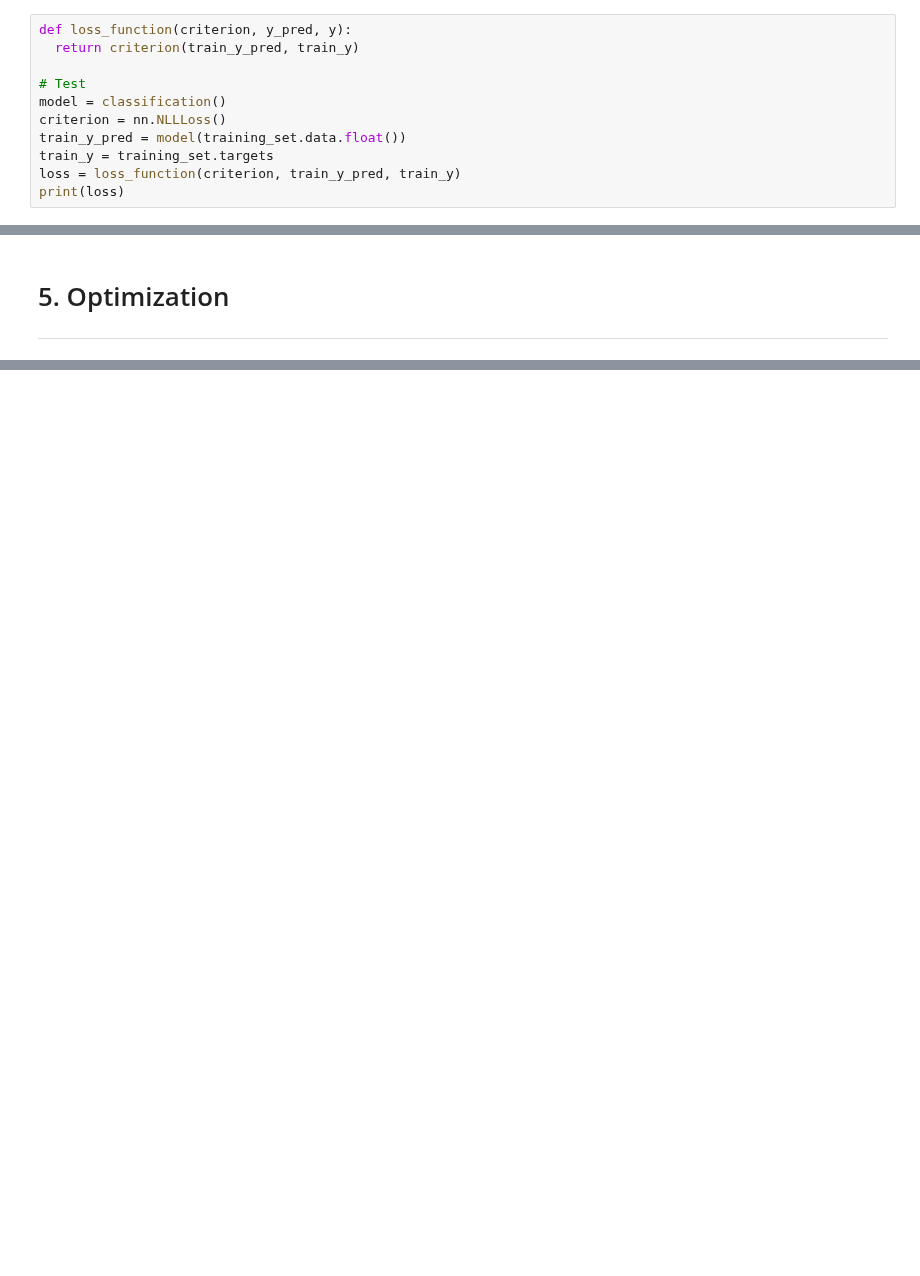
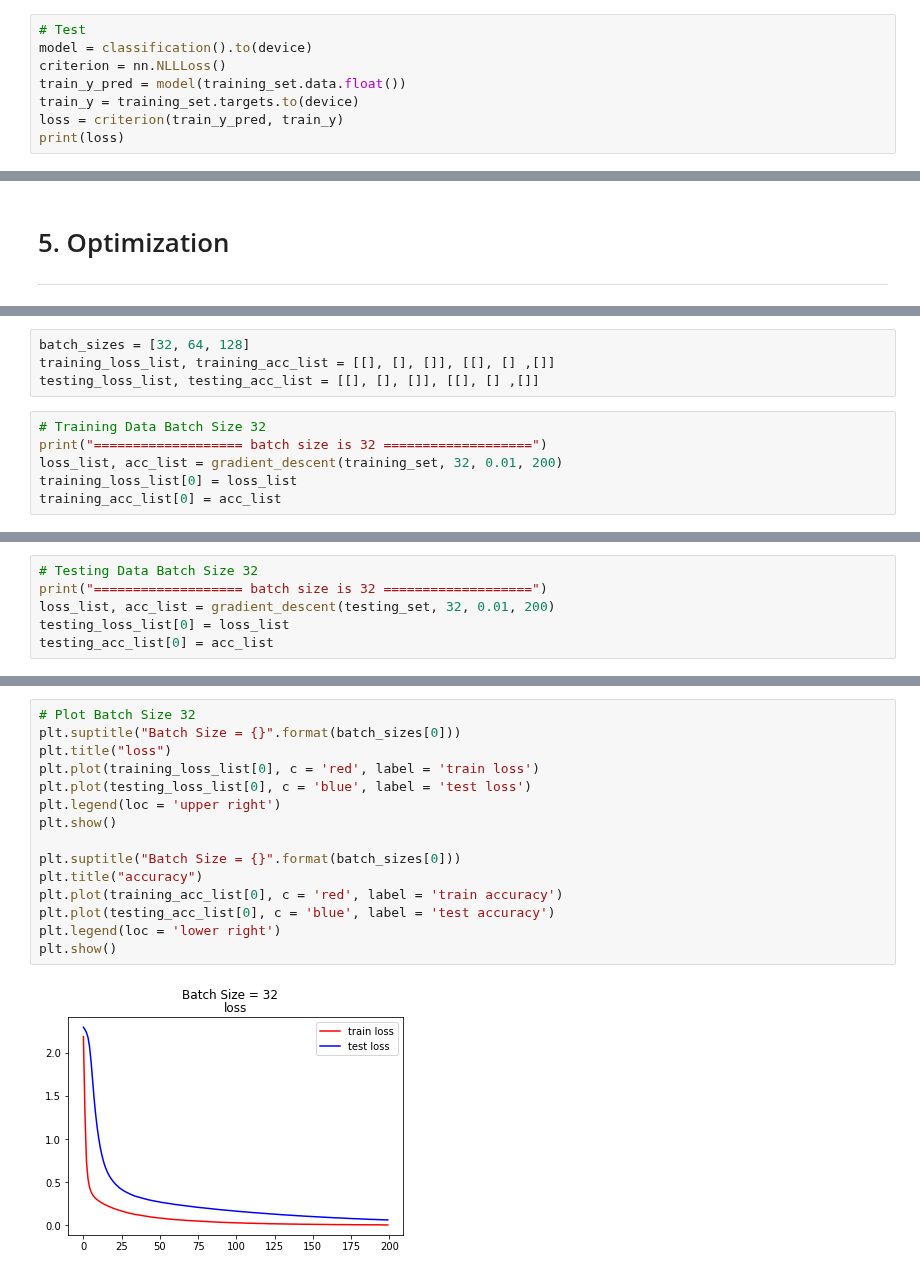
Before and after one commit to wkdthf21/Machine-Learning-Assignment, a Jupyter notebook: 09/Classification for Multiple Categories using Pytorch.ipynb, the cells around one changed output, grey strips where cells are left out. Cells and saved outputs as stored; diff of their text form; blank space fills up the shorter version.

Commit message:
assignment #09 : run training and testing data set with a batch size of 32

```diff
--- a/09/Classification for Multiple Categories using Pytorch.ipynb
+++ b/09/Classification for Multiple Categories using Pytorch.ipynb
@@ -89,14 +105,11 @@ class classification(nn.Module):
 # 4. Loss Function
 <hr>
 # %%
-def loss_function(criterion, y_pred, y):
-  return criterion(train_y_pred, train_y)
-
 # Test
-model = classification()
+model = classification().to(device)
 criterion = nn.NLLLoss()
 train_y_pred = model(training_set.data.float())
-train_y = training_set.targets
-loss = loss_function(criterion, train_y_pred, train_y)
+train_y = training_set.targets.to(device)
+loss = criterion(train_y_pred, train_y)
 print(loss)
 # %% [output]
@@ -186,0 +183,10 @@ epoch :  9  ================
+# %%
+batch_sizes = [32, 64, 128]
+training_loss_list, training_acc_list = [[], [], []], [[], [] ,[]]
+testing_loss_list, testing_acc_list = [[], [], []], [[], [] ,[]]
+# %%
+# Training Data Batch Size 32
+print("=================== batch size is 32 ===================")
+loss_list, acc_list = gradient_descent(training_set, 32, 0.01, 200)
+training_loss_list[0] = loss_list
+training_acc_list[0] = acc_list
@@ -186,0 +211,6 @@ epoch :  9  ================
+# %%
+# Testing Data Batch Size 32
+print("=================== batch size is 32 ===================")
+loss_list, acc_list = gradient_descent(testing_set, 32, 0.01, 200)
+testing_loss_list[0] = loss_list
+testing_acc_list[0] = acc_list
@@ -186,0 +235,17 @@ epoch :  9  ================
+# %%
+# Plot Batch Size 32
+plt.suptitle("Batch Size = {}".format(batch_sizes[0]))
+plt.title("loss")
+plt.plot(training_loss_list[0], c = 'red', label = 'train loss')
+plt.plot(testing_loss_list[0], c = 'blue', label = 'test loss')
+plt.legend(loc = 'upper right')
+plt.show()
+
+plt.suptitle("Batch Size = {}".format(batch_sizes[0]))
+plt.title("accuracy")
+plt.plot(training_acc_list[0], c = 'red', label = 'train accuracy')
+plt.plot(testing_acc_list[0], c = 'blue', label = 'test accuracy')
+plt.legend(loc = 'lower right')
+plt.show()
+# %% [output]
+[figure, added]
```
Also changed, not shown: parts of 15 cells of this notebook.
